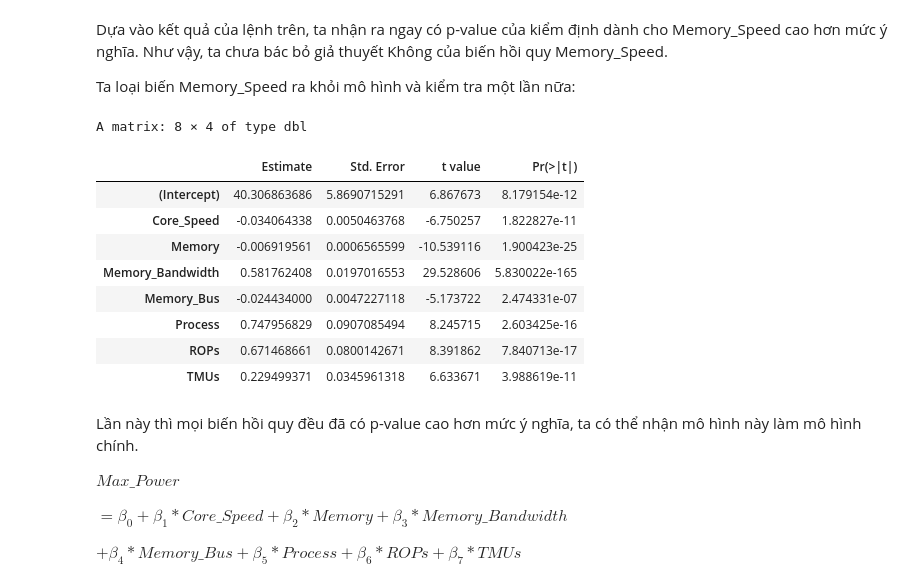
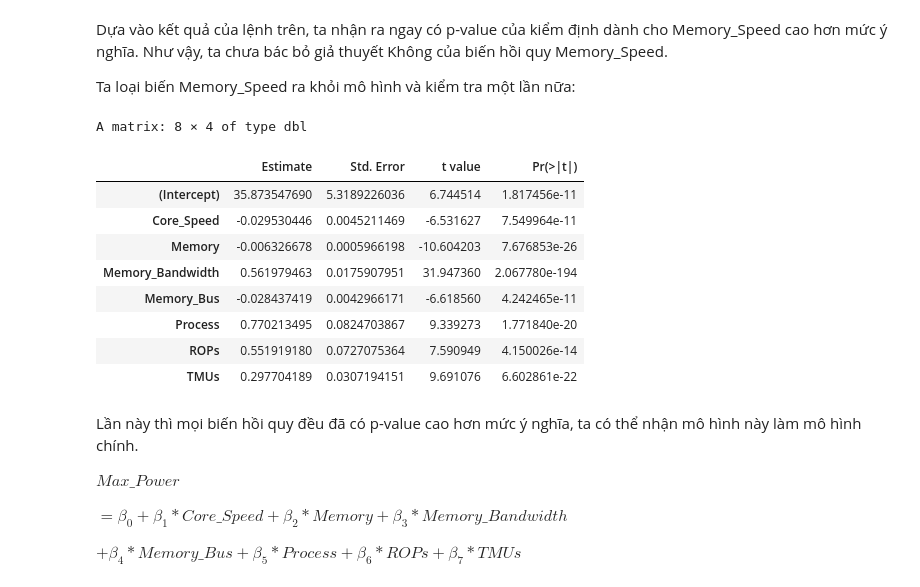
Before and after one commit to mhaih/btl_xstk, a Jupyter notebook: linear-regression/mlr.ipynb, the cells around one changed output. Saved outputs shown, nothing was run; the diff lists cells and outputs as text; code cells hidden in the pictures.

```diff
--- a/linear-regression/mlr.ipynb
+++ b/linear-regression/mlr.ipynb
@@ -146,19 +163,19 @@ Dựa vào kết quả của lệnh trên, ta nhận ra ngay có p-value của k
 
 Ta loại biến Memory_Speed ra khỏi mô hình và kiểm tra một lần nữa:
 # %%
-model_2 <- lm(Max_Power ~ . - Memory_Speed, data = train_set)
+model_2 <- lm(Max_Power ~ . - Memory_Speed, data = gpu_filter)
 summary(model_2)$coefficients
 # %% [output]
 A matrix: 8 × 4 of type dbl
 |  | Estimate | Std. Error | t value | Pr(>|t|) |
-| (Intercept) | 40.306863686 | 5.8690715291 | 6.867673 | 8.179154e-12 |
-| Core_Speed | -0.034064338 | 0.0050463768 | -6.750257 | 1.822827e-11 |
-| Memory | -0.006919561 | 0.0006565599 | -10.539116 | 1.900423e-25 |
-| Memory_Bandwidth | 0.581762408 | 0.0197016553 | 29.528606 | 5.830022e-165 |
-| Memory_Bus | -0.024434000 | 0.0047227118 | -5.173722 | 2.474331e-07 |
-| Process | 0.747956829 | 0.0907085494 | 8.245715 | 2.603425e-16 |
-| ROPs | 0.671468661 | 0.0800142671 | 8.391862 | 7.840713e-17 |
-| TMUs | 0.229499371 | 0.0345961318 | 6.633671 | 3.988619e-11 |
+| (Intercept) | 35.873547690 | 5.3189226036 | 6.744514 | 1.817456e-11 |
+| Core_Speed | -0.029530446 | 0.0045211469 | -6.531627 | 7.549964e-11 |
+| Memory | -0.006326678 | 0.0005966198 | -10.604203 | 7.676853e-26 |
+| Memory_Bandwidth | 0.561979463 | 0.0175907951 | 31.947360 | 2.067780e-194 |
+| Memory_Bus | -0.028437419 | 0.0042966171 | -6.618560 | 4.242465e-11 |
+| Process | 0.770213495 | 0.0824703867 | 9.339273 | 1.771840e-20 |
+| ROPs | 0.551919180 | 0.0727075364 | 7.590949 | 4.150026e-14 |
+| TMUs | 0.297704189 | 0.0307194151 | 9.691076 | 6.602861e-22 |
 # %% [markdown]
 Lần này thì mọi biến hồi quy đều đã có p-value cao hơn mức ý nghĩa, ta có thể nhận mô hình này làm mô hình chính.
 
```
Also changed, not shown: parts of 29 cells of this notebook.
